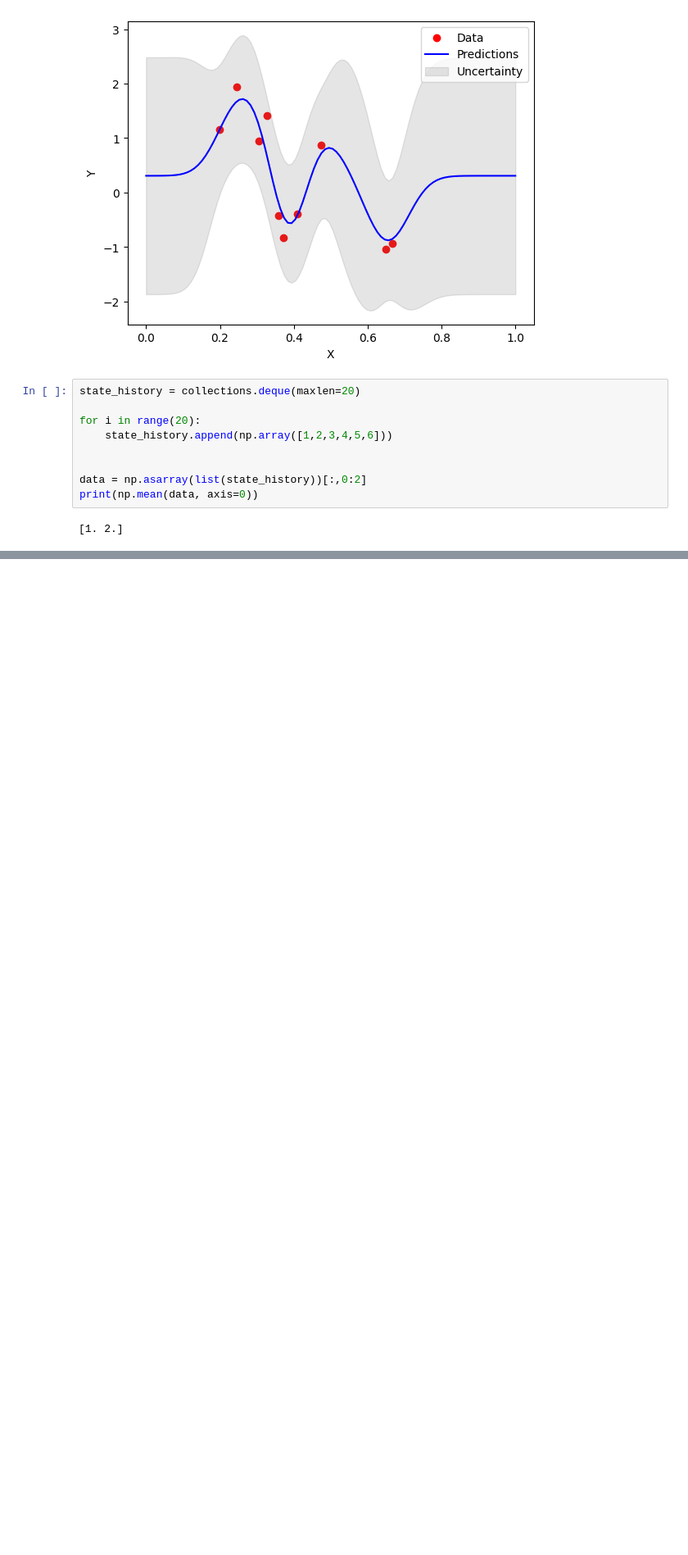
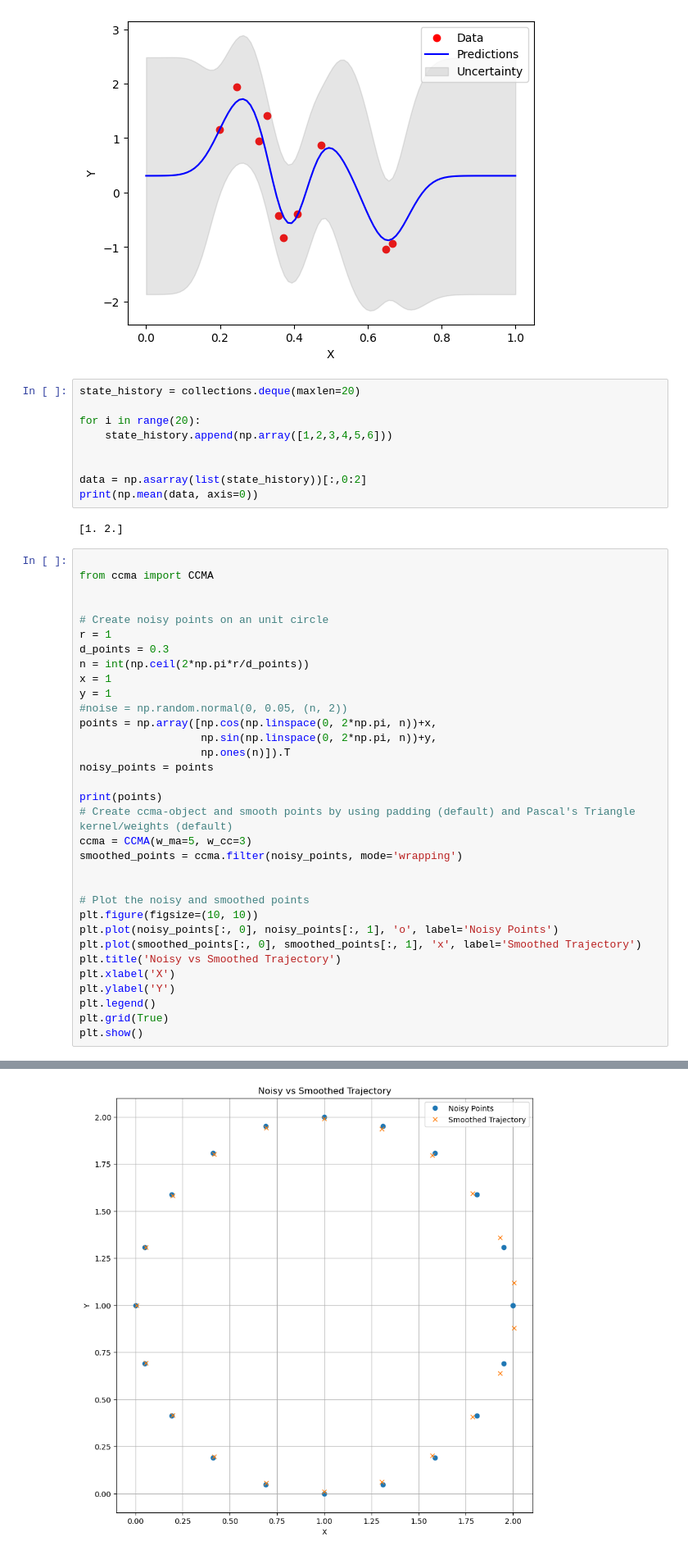
Before and after one commit to maxpape/drone_mt_ros2, a Jupyter notebook: gpy_test.ipynb, the cells around one changed output, grey strips where cells are left out. Shown: that part at 82% size. Drawn from its saved outputs; the diff is of its cells as text; blank space fills up the shorter version.

Commit message:
started implementing circle trajectory generation for test flights

```diff
--- a/gpy_test.ipynb
+++ b/gpy_test.ipynb
@@ -444,3 +444,37 @@ data = np.asarray(list(state_history))[:,0:2]
 print(np.mean(data, axis=0))
 # %% [output]
 [1. 2.]
+# %%
+
+from ccma import CCMA
+
+
+# Create noisy points on an unit circle
+r = 1
+d_points = 0.3
+n = int(np.ceil(2*np.pi*r/d_points))
+x = 1
+y = 1
+#noise = np.random.normal(0, 0.05, (n, 2))
+points = np.array([np.cos(np.linspace(0, 2*np.pi, n))+x,
+                   np.sin(np.linspace(0, 2*np.pi, n))+y,
+                   np.ones(n)]).T
+noisy_points = points
+
+print(points)
+# Create ccma-object and smooth points by using padding (default) and Pascal's Triangle kernel/weights (default)
+ccma = CCMA(w_ma=5, w_cc=3)
+smoothed_points = ccma.filter(noisy_points, mode='wrapping')
+
+
+# Plot the noisy and smoothed points
+plt.figure(figsize=(10, 10))
+plt.plot(noisy_points[:, 0], noisy_points[:, 1], 'o', label='Noisy Points')
+plt.plot(smoothed_points[:, 0], smoothed_points[:, 1], 'x', label='Smoothed Trajectory')
+plt.title('Noisy vs Smoothed Trajectory')
+plt.xlabel('X')
+plt.ylabel('Y')
+plt.legend()
+plt.grid(True)
+plt.show()
+# %% [output]
@@ -446,0 +498 @@ print(np.mean(data, axis=0))
+[figure, added]
```
Also changed, not shown: parts of 4 cells of this notebook, 3 other files.
